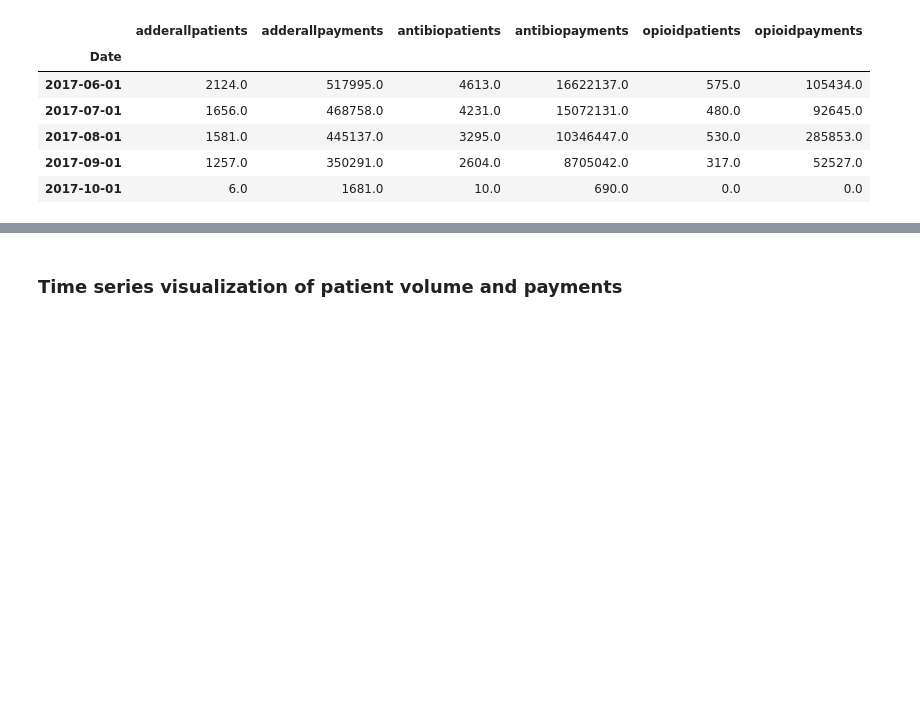
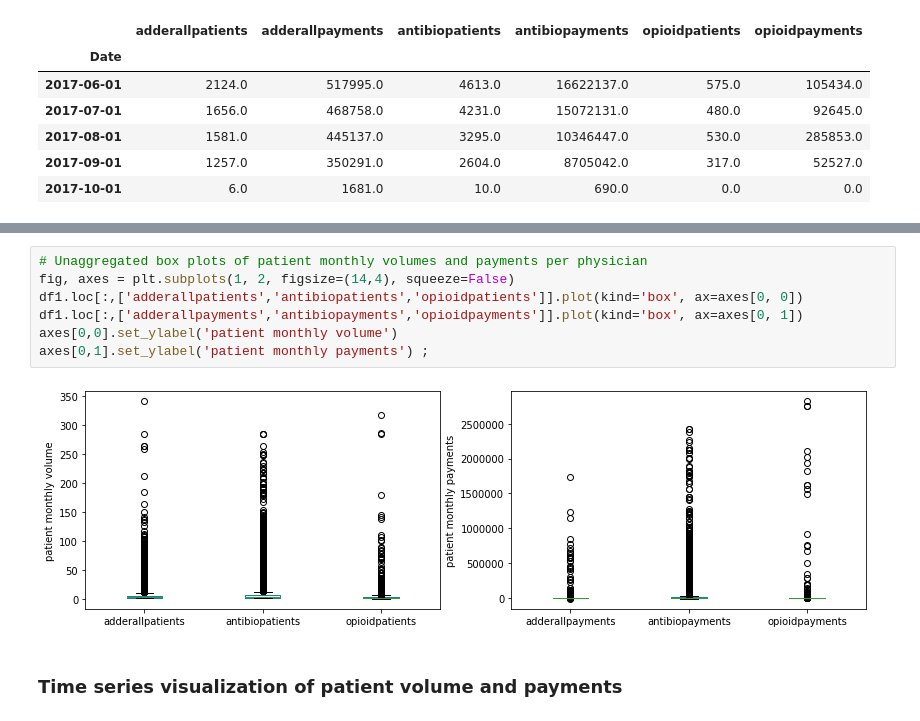
Before and after one commit to nwugocc/Capstone-Project-1, a Jupyter notebook: capstone_1_mini_project_data_story.ipynb, the cells around one changed output, grey strips where cells are left out. Saved outputs shown, nothing was run; the diff lists cells and outputs as text; blank space fills up the shorter version.

```diff
--- a/capstone_1_mini_project_data_story.ipynb
+++ b/capstone_1_mini_project_data_story.ipynb
@@ -104,3 +138,12 @@ df1.groupby('Date').sum().tail()
+# %%
+# Unaggregated box plots of patient monthly volumes and payments per physician
+fig, axes = plt.subplots(1, 2, figsize=(14,4), squeeze=False)
+df1.loc[:,['adderallpatients','antibiopatients','opioidpatients']].plot(kind='box', ax=axes[0, 0])
+df1.loc[:,['adderallpayments','antibiopayments','opioidpayments']].plot(kind='box', ax=axes[0, 1])
+axes[0,0].set_ylabel('patient monthly volume')
+axes[0,1].set_ylabel('patient monthly payments') ;
+# %% [output]
+[figure, added]
 # %% [markdown]
 ### Time series visualization of patient volume and payments
 # %%
```
Also changed, not shown: parts of 63 cells of this notebook, 1 other file.
